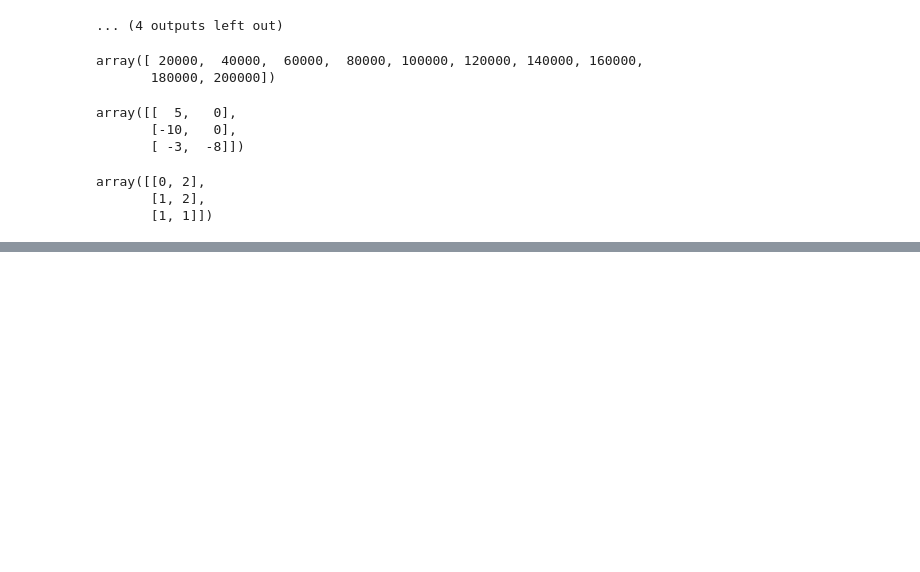
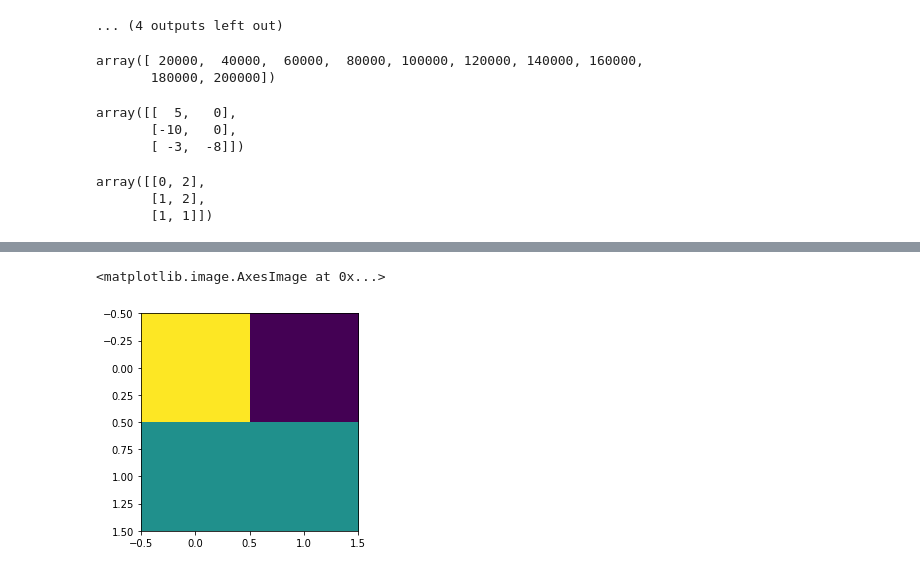
Before and after one commit to dmitrymyl/TADselect, a Jupyter notebook: examples/test.ipynb, the cells around one changed output, grey strips where cells are left out. Saved outputs shown, nothing was run; the diff lists cells and outputs as text; code cells hidden in the pictures; blank space fills up the shorter version.

```diff
--- a/examples/test.ipynb
+++ b/examples/test.ipynb
@@ -1170,0 +1328,5 @@ array([[0, 2],
+# %%
+plt.imshow(np.array([[2, 0], [1, 1]]))
+# %% [output]
+<matplotlib.image.AxesImage at 0x...>
+[figure, added]
```
Also changed, not shown: parts of 14 cells of this notebook, 1 other file.
